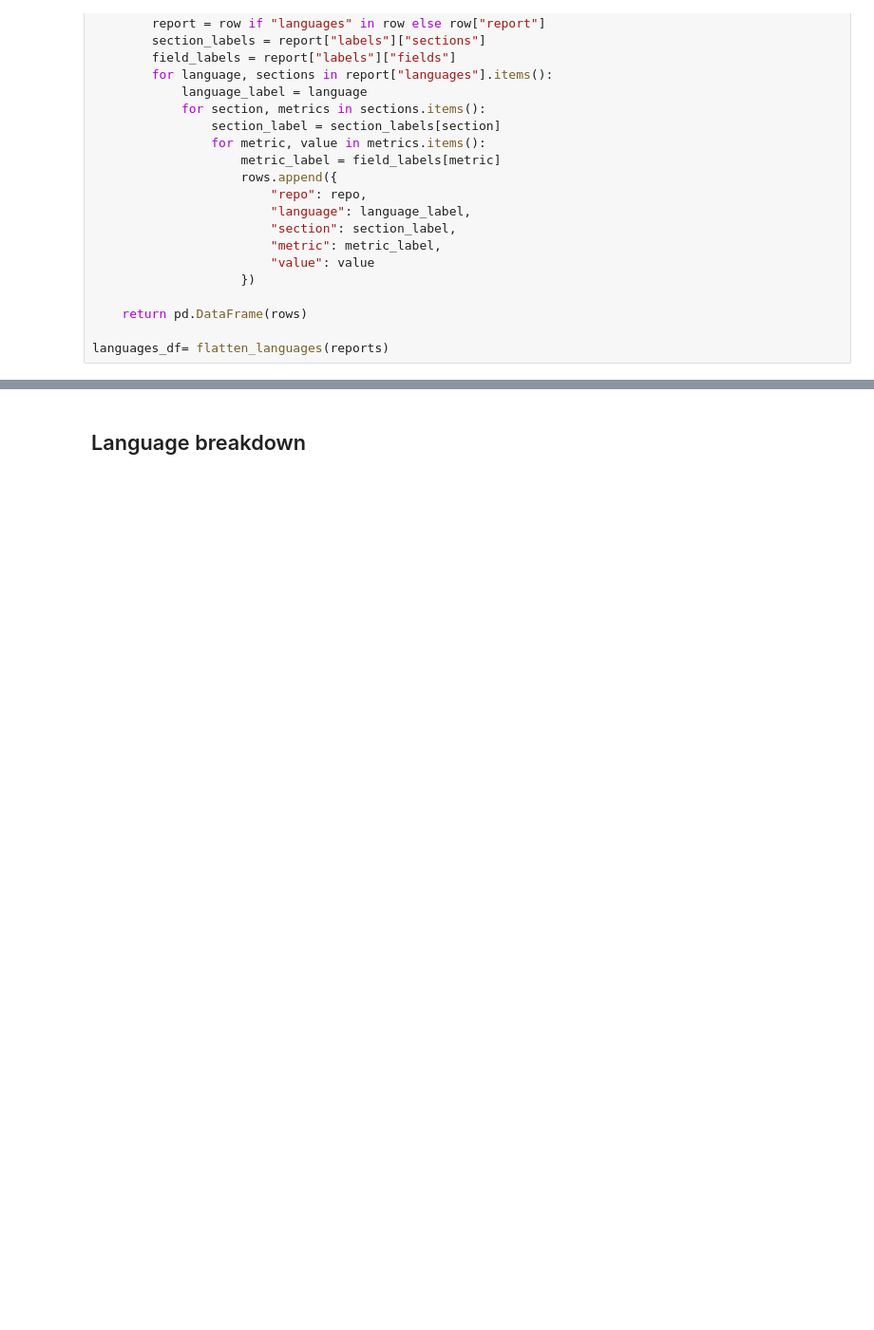
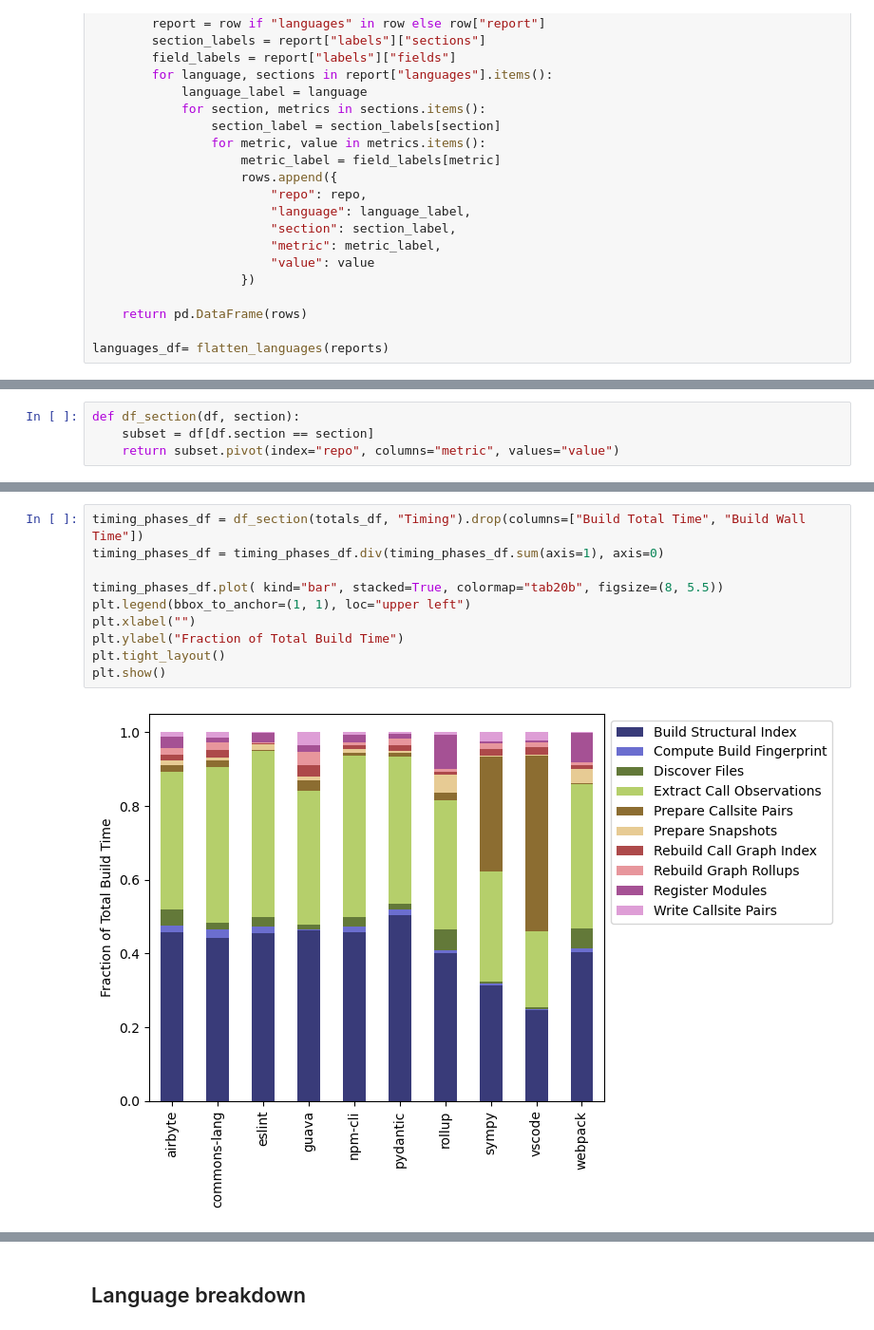
Before and after one commit to megascienta/sciona, a Jupyter notebook: validations/build_status_reports/evaluation.ipynb, the cells around one changed output, grey strips where cells are left out. Shown at 95% size. Drawn from its saved outputs; the diff is of its cells as text; blank space fills up the shorter version.

```diff
--- a/validations/build_status_reports/evaluation.ipynb
+++ b/validations/build_status_reports/evaluation.ipynb
@@ -119 +133,5 @@ languages_df= flatten_languages(reports)
+# %%
+def df_section(df, section):
+    subset = df[df.section == section]
+    return subset.pivot(index="repo", columns="metric", values="value")
 # %% [markdown]
@@ -167,0 +223,12 @@ plot_totals_section("Timing")
+# %%
+timing_phases_df = df_section(totals_df, "Timing").drop(columns=["Build Total Time", "Build Wall Time"])
+timing_phases_df = timing_phases_df.div(timing_phases_df.sum(axis=1), axis=0)
+
+timing_phases_df.plot( kind="bar", stacked=True, colormap="tab20b", figsize=(8, 5.5))
+plt.legend(bbox_to_anchor=(1, 1), loc="upper left")
+plt.xlabel("")
+plt.ylabel("Fraction of Total Build Time")
+plt.tight_layout()
+plt.show()
+# %% [output]
+[figure, added]
```
Also changed, not shown: parts of 20 cells of this notebook, 25 other files.
